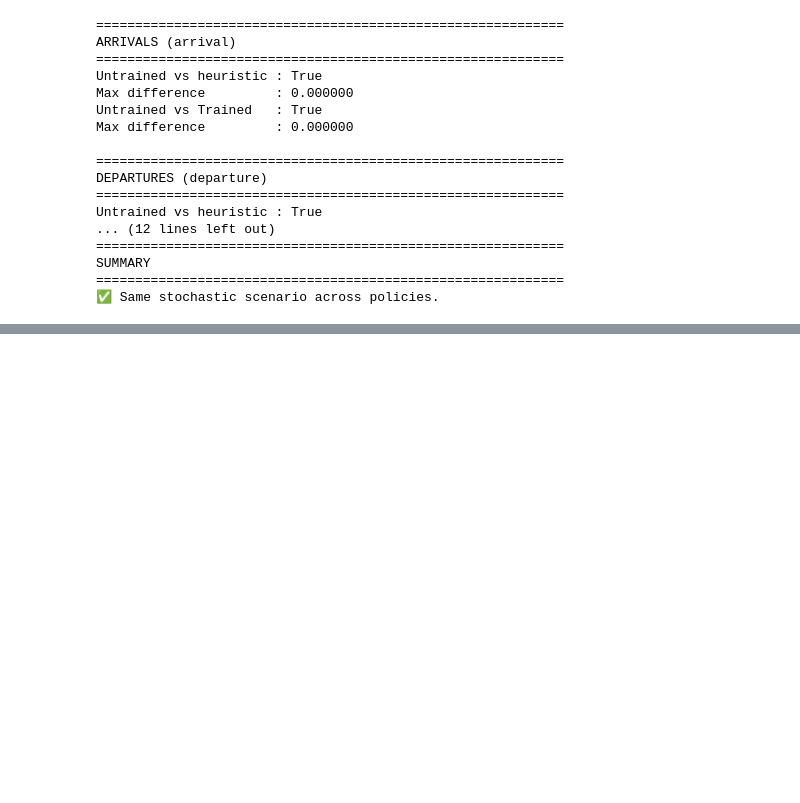
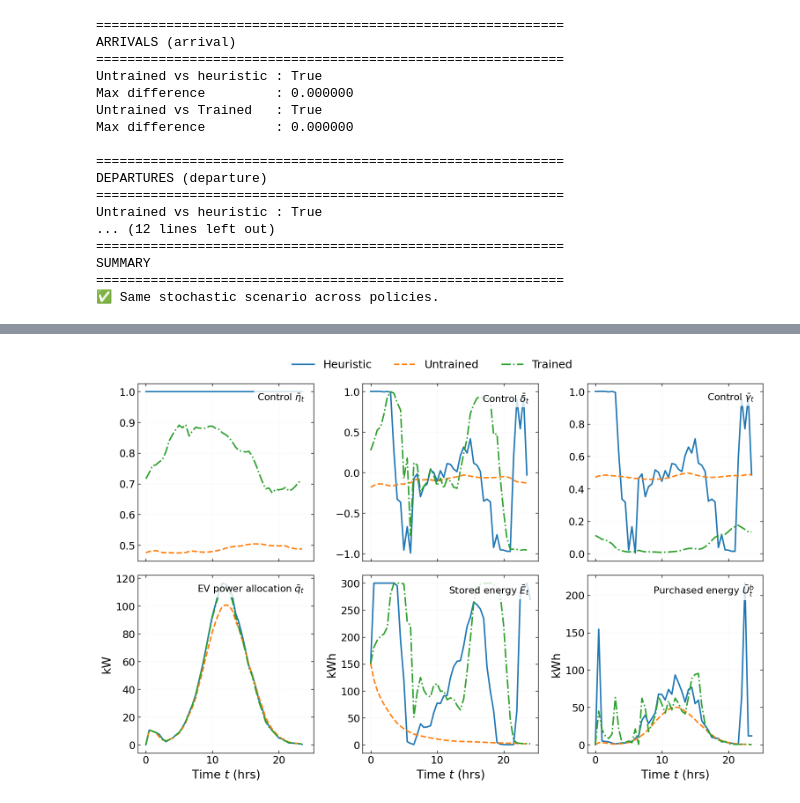
Before and after one commit to DenisseUrenda/stochastic-ems-policy, a Jupyter notebook: notebooks/02_policy_comparison.ipynb, the cells around one changed output, grey strips where cells are left out. Cells and saved outputs as stored; diff of their text form; code cells hidden in the pictures; blank space fills up the shorter version.

```diff
--- a/notebooks/02_policy_comparison.ipynb
+++ b/notebooks/02_policy_comparison.ipynb
@@ -410,0 +544,7 @@ torch.save(
+# %%
+plot_controls_summary(
+    results,
+    "../figures/policy_comparison/controls_summary.pdf"
+)
+# %% [output]
+[figure, added]
```
Also changed, not shown: parts of 6 cells of this notebook, 9 other files.
